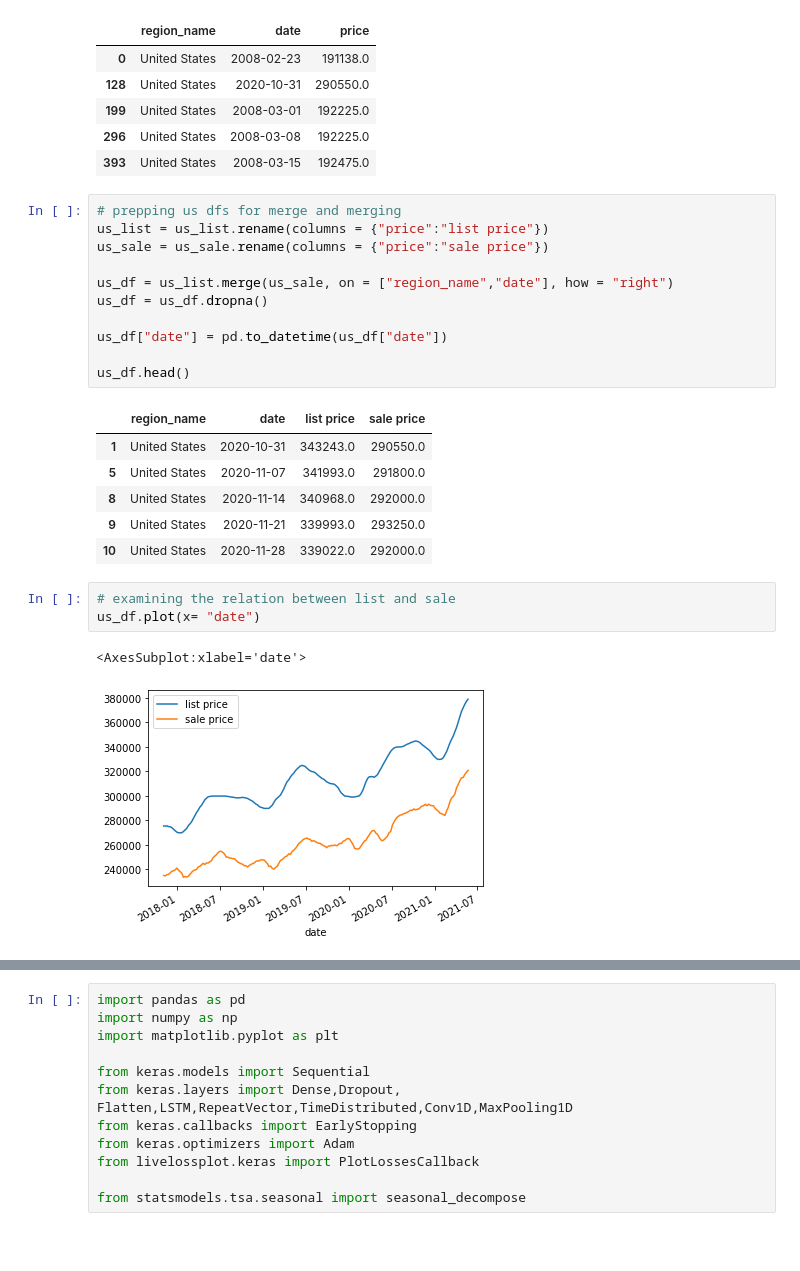
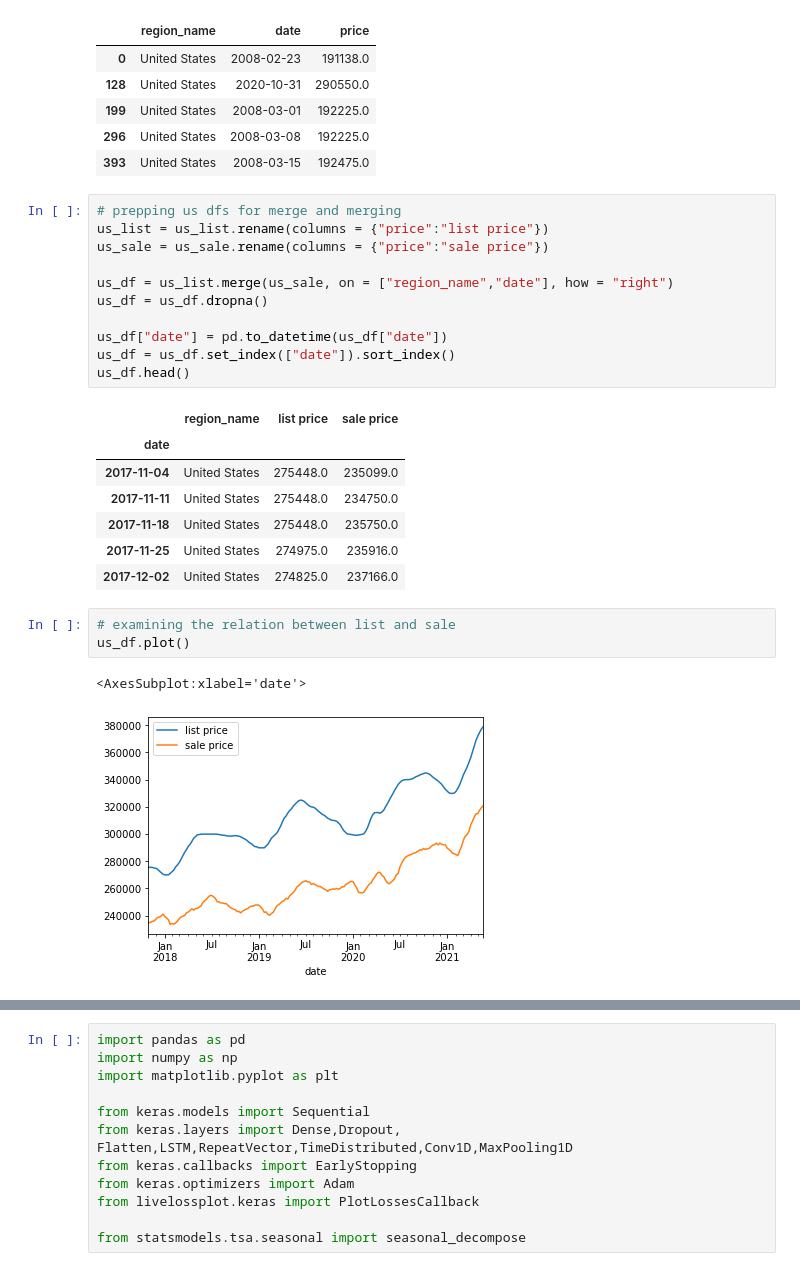
Before and after one commit to qklm/Zillow_Group_Project, a Jupyter notebook: zillow_model1.ipynb, the cells around one changed output, grey strips where cells are left out. Drawn from its saved outputs; the diff is of its cells as text; blank space fills up the shorter version.

```diff
--- a/zillow_model1.ipynb
+++ b/zillow_model1.ipynb
@@ -94,18 +94,19 @@ us_df = us_list.merge(us_sale, on = ["region_name","date"], how = "right")
 us_df = us_df.dropna()
 
 us_df["date"] = pd.to_datetime(us_df["date"])
-
+us_df = us_df.set_index(["date"]).sort_index()
 us_df.head()
 # %% [output]
-|  | region_name | date | list price | sale price |
-| 1 | United States | 2020-10-31 | 343243.0 | 290550.0 |
-| 5 | United States | 2020-11-07 | 341993.0 | 291800.0 |
-| 8 | United States | 2020-11-14 | 340968.0 | 292000.0 |
-| 9 | United States | 2020-11-21 | 339993.0 | 293250.0 |
-| 10 | United States | 2020-11-28 | 339022.0 | 292000.0 |
+|  | region_name | list price | sale price |
+| date |  |  |  |
+| 2017-11-04 | United States | 275448.0 | 235099.0 |
+| 2017-11-11 | United States | 275448.0 | 234750.0 |
+| 2017-11-18 | United States | 275448.0 | 235750.0 |
+| 2017-11-25 | United States | 274975.0 | 235916.0 |
+| 2017-12-02 | United States | 274825.0 | 237166.0 |
 # %%
 # examining the relation between list and sale
-us_df.plot(x= "date")
+us_df.plot()
 # %% [output]
 <AxesSubplot:xlabel='date'>
-[figure, old version]
+[figure, new version]
```
Also changed, not shown: parts of 8 cells of this notebook.
